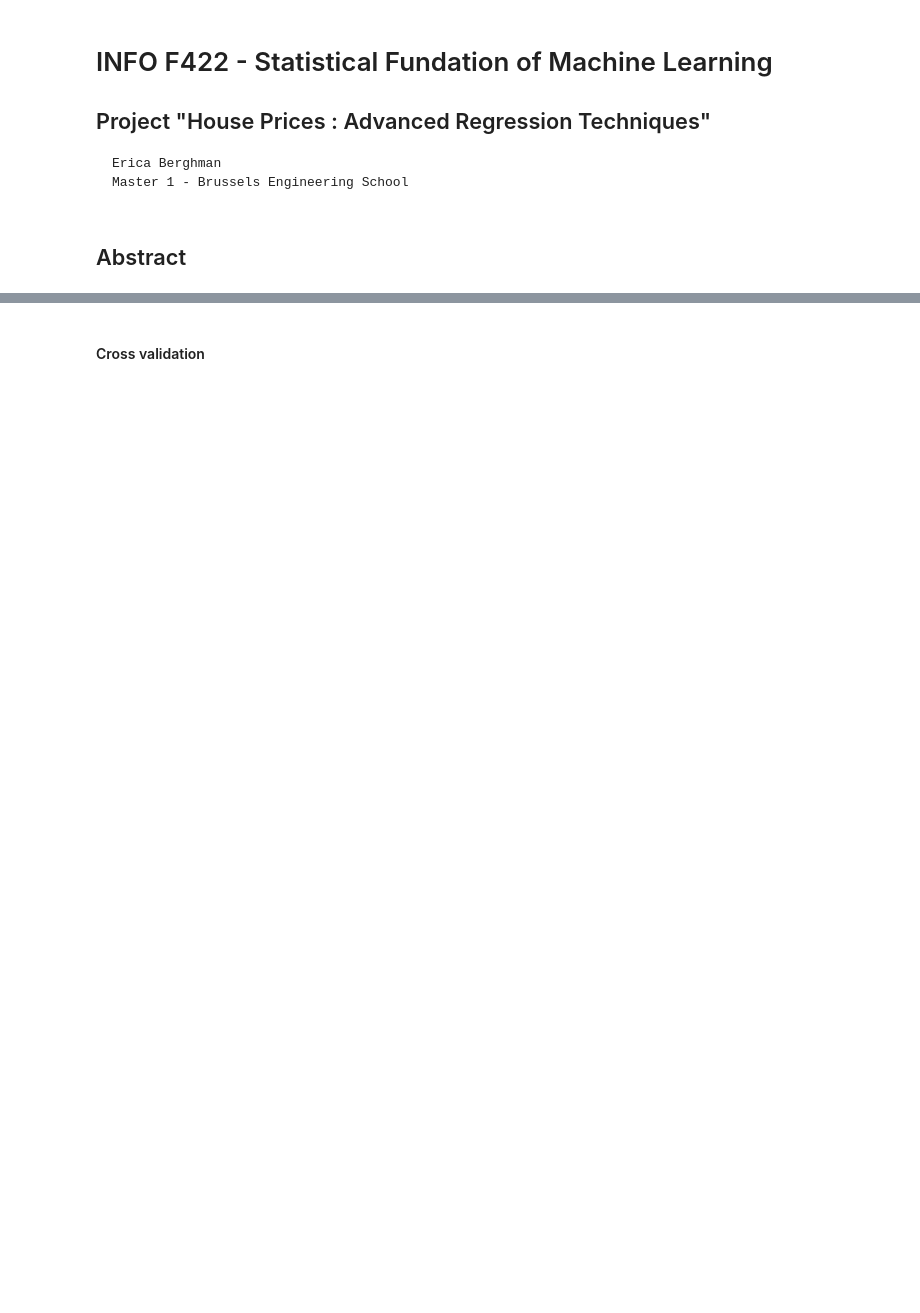
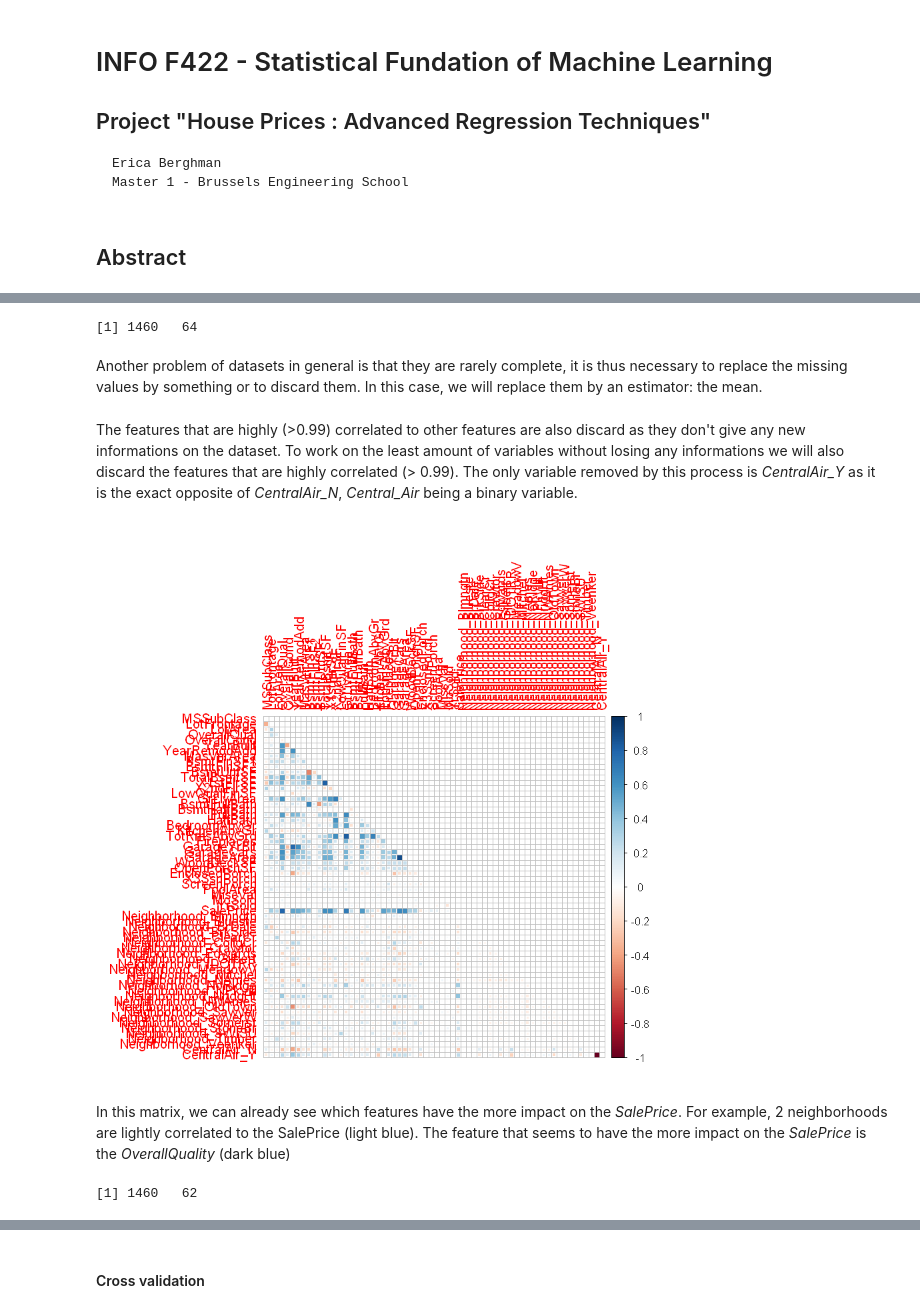
Before and after one commit to BBberghman/INFOF422-Kaggle, a Jupyter notebook: INFOF422_BerghmanErica.ipynb, the cells around one changed output, grey strips where cells are left out. Cells and saved outputs as stored; diff of their text form; code cells hidden in the pictures; blank space fills up the shorter version.

```diff
--- a/INFOF422_BerghmanErica.ipynb
+++ b/INFOF422_BerghmanErica.ipynb
@@ -321,0 +35,6 @@ print(paste("Empirical error=",round(empirical_error,digits=4)))
+# %%
+source("functions/dataRead.R")
+data <- data.type("input/train.csv")
+data$numeric <- data$numeric[,2:38]
+data$numeric[1:2,]
+dim(data$numeric)
@@ -321,0 +48,35 @@ print(paste("Empirical error=",round(empirical_error,digits=4)))
+# %%
+variable_to_keep <- c("Neighborhood","CentralAir")
+data_factor_onehot <- dummy.data.frame(data$factor[,variable_to_keep], sep="_")
+data.extended <- cbind(data$numeric,data_factor_onehot)
+#data.extended <- data$numeric
+dim(data.extended)
+# %% [output]
+[1] 1460   64
+# %% [markdown]
+Another problem of datasets in general is that they are rarely complete, it is thus necessary to replace the missing values by something or to discard them. In this case, we will replace them by an estimator: the mean.
+# %%
+source("functions/replaceNA.R")
+data.nona <- data.frame(apply(data.extended,2,replace_na_with_mean_value))
+#data_preprocessed<-data.frame(apply(data.extended,2,replace_na_with_median_value))
+# %% [markdown]
+The features that are highly (>0.99) correlated to other features are also discard as they don't give any new informations on the dataset. To work on the least amount of variables without losing any informations we will also discard the features that are highly correlated (> 0.99). The only variable removed by this process is *CentralAir_Y* as it is the exact opposite of *CentralAir_N*, *Central_Air* being a binary variable.
+# %%
+correlation.matrix <- cor(data.nona)
+correlation.matrix[upper.tri(correlation.matrix)] <- 0
+diag(correlation.matrix) <- 0
+data.uncorrelated <- data.nona[,!apply(correlation.matrix,2,function(x) any(abs(x) > 0.99))]
+# %%
+library("corrplot")
+corrplot(correlation.matrix, method="square")
+# %% [output]
+[figure, added]
+# %% [markdown]
+In this matrix, we can already see which features have the more impact on the *SalePrice*. For example, 2 neighborhoods are lightly correlated to the SalePrice (light blue). The feature that seems to have the more impact on the *SalePrice* is the *OverallQuality* (dark blue)
+# %%
+X <- data.uncorrelated[,setdiff(colnames(data.uncorrelated),"SalePrice")]
+Y <- data.uncorrelated[,"SalePrice"]
+
+dim(X)
+# %% [output]
+[1] 1460   62
```
Also changed, not shown: parts of 123 cells of this notebook, 7 other files.
